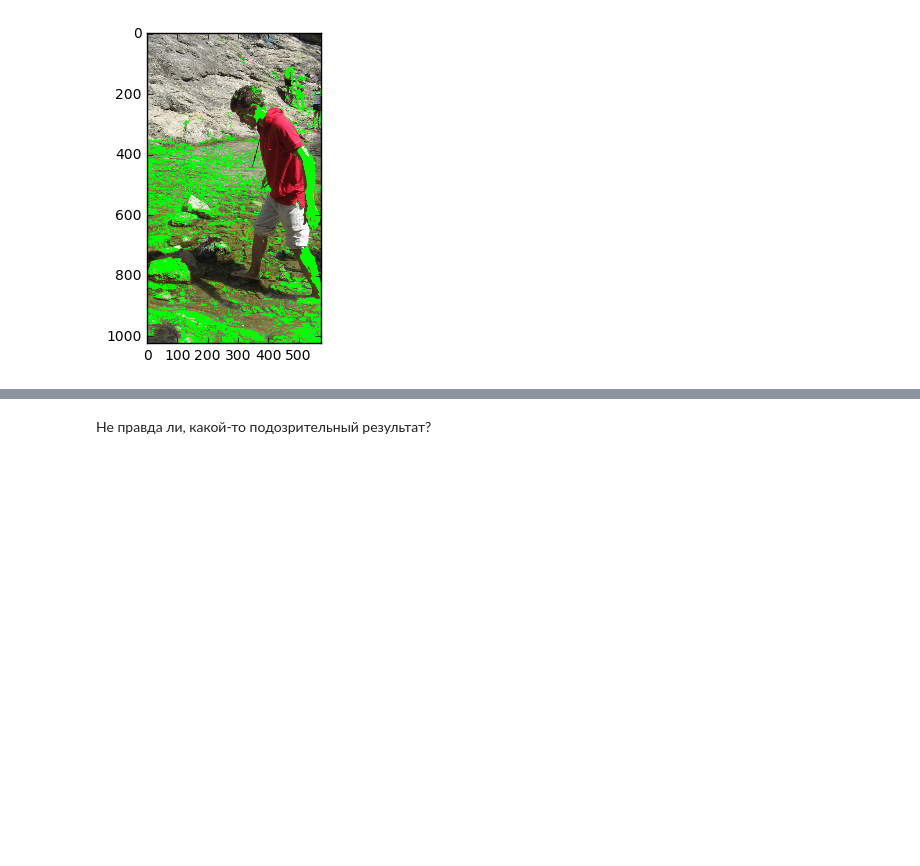
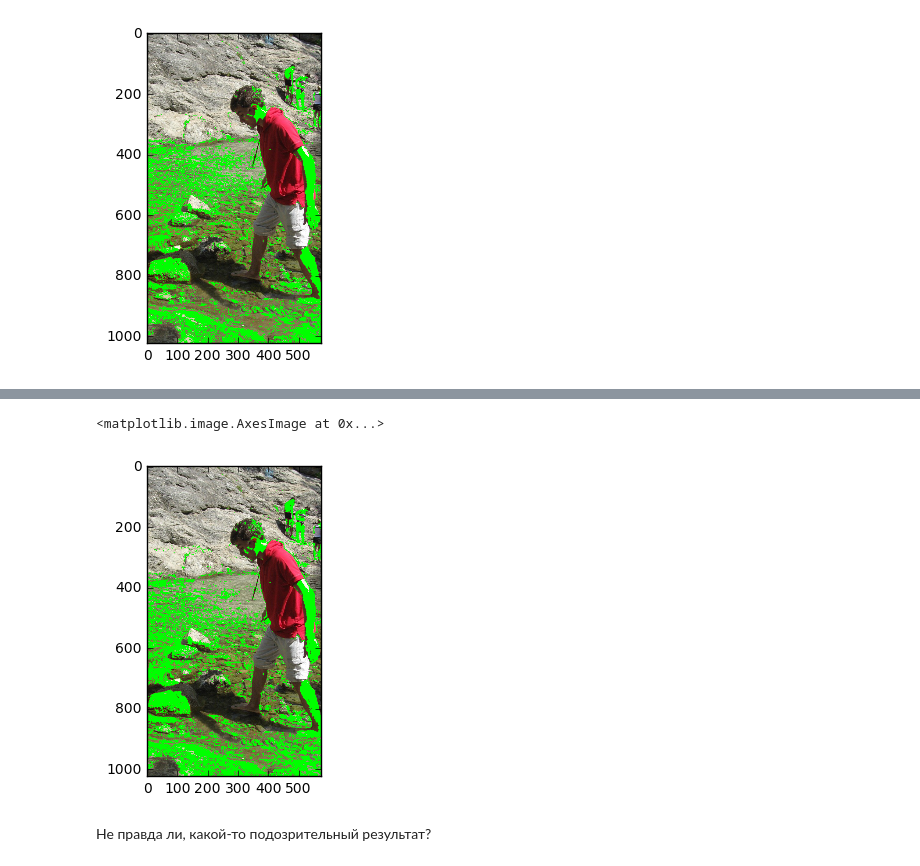
Before and after one commit to Nagapetyan/MIPT_Data_Mining_In_Action_2016, a Jupyter notebook: industry/seminar2/DMIA2016_Sem2task_base_SkinSegmentation.ipynb, the cells around one changed output, grey strips where cells are left out. Saved outputs shown, nothing was run; the diff lists cells and outputs as text; code cells hidden in the pictures; blank space fills up the shorter version.

```diff
--- a/industry/seminar2/DMIA2016_Sem2task_base_SkinSegmentation.ipynb
+++ b/industry/seminar2/DMIA2016_Sem2task_base_SkinSegmentation.ipynb
@@ -186,3 +207,12 @@ plt.imshow(Image)
+# %%
+Image = deepcopy(_image)
+Image[:,:,0] = _image[:,:,2]
+Image[:,:,1] = _image[:,:,1]
+Image[:,:,2] = _image[:,:,0]
+plt.imshow(Image)
+# %% [output]
+<matplotlib.image.AxesImage at 0x...>
+[figure, added]
 # %% [markdown]
 Не правда ли, какой-то подозрительный результат?
 # %% [markdown]
```
Also changed, not shown: parts of 2 cells of this notebook.
